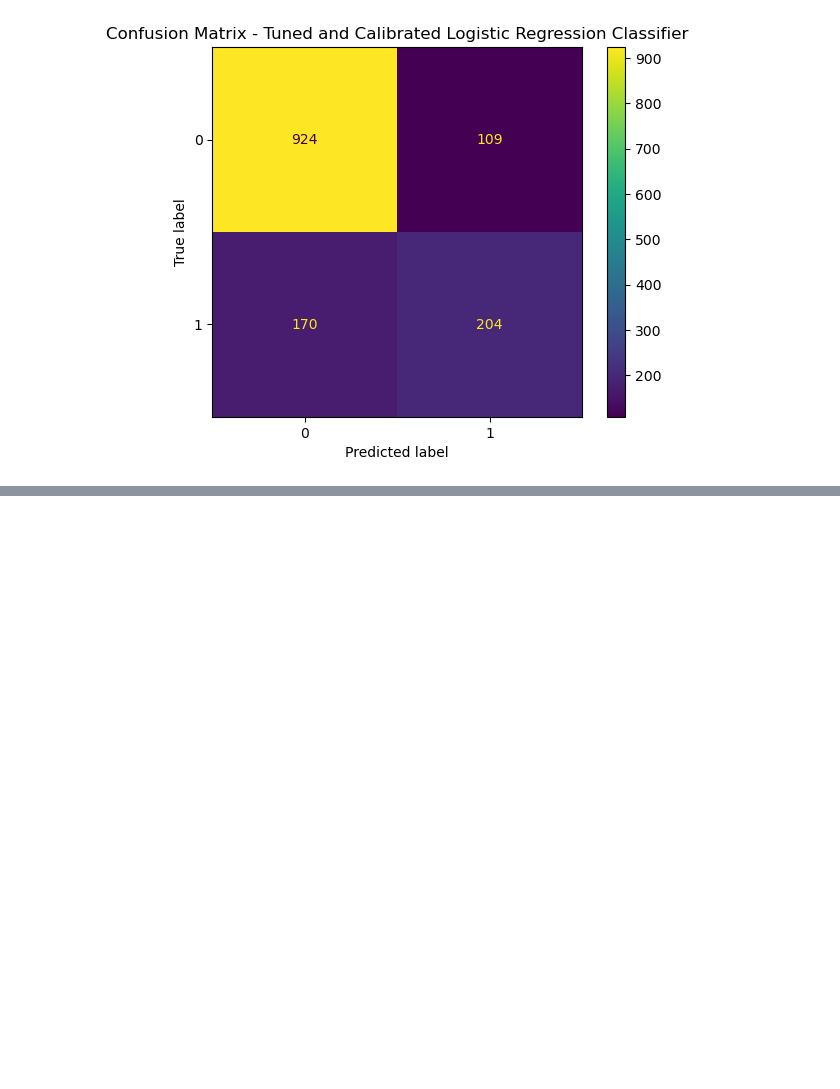
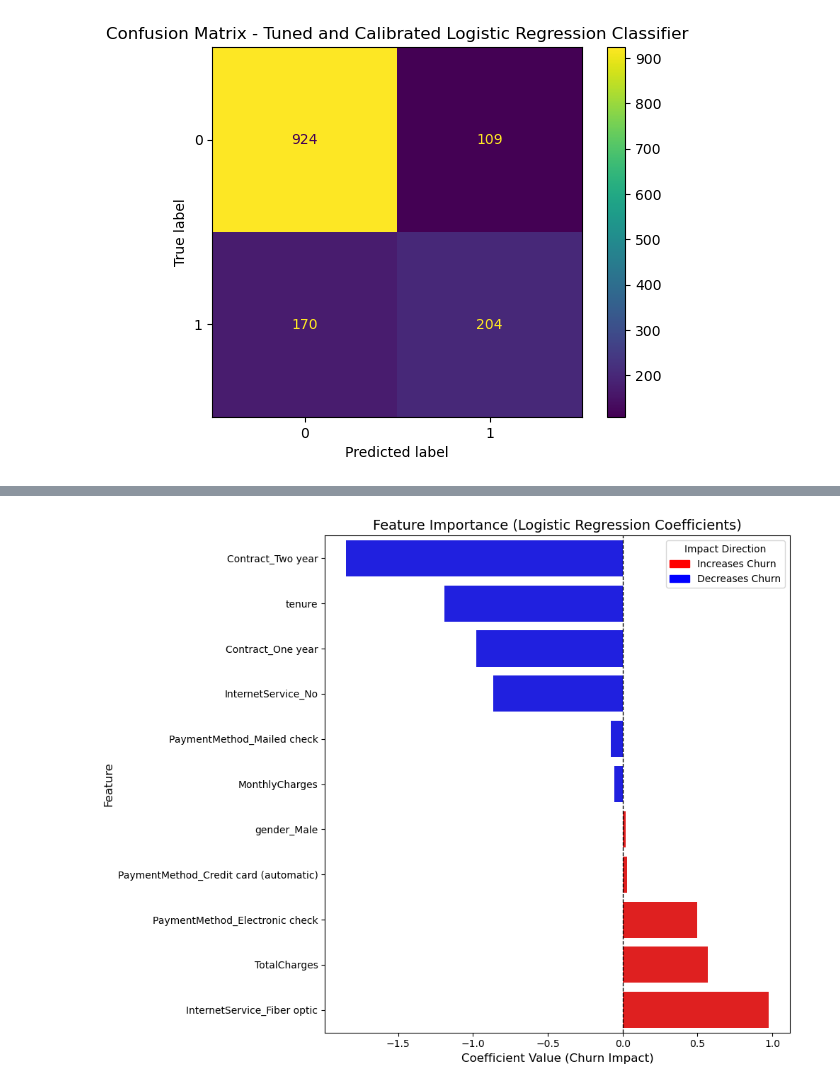
Before and after one commit to Daniel-Muruthi/telecom-churn-prediction, a Jupyter notebook: index.ipynb, the cells around one changed output, grey strips where cells are left out. Drawn from its saved outputs; the diff is of its cells as text; code cells hidden in the pictures; blank space fills up the shorter version.

Commit message:
This will add the feature importance and conclusions

```diff
--- a/index.ipynb
+++ b/index.ipynb
@@ -629,7 +630,7 @@ plt.show();
 # Create Base Logistic Regression Pipeline
 
 base_pipe = ImbPipeline([
-    ("preprocessor", preprocessor),
+    ("preproc", preprocessor),
     ("smote", SMOTE(random_state=42)),
     ("clf", LogisticRegression(
         class_weight="balanced",
@@ -723,0 +793,26 @@ plt.show();
+# %%
+# Sort by importance
+feat_imp_sorted = feat_imp.sort_values()
+
+# Set color: blue for reducing churn, red for increasing
+colors = ['red' if val > 0 else 'blue' for val in feat_imp_sorted]
+
+# Plot
+plt.figure(figsize=(10, 8))
+sns.barplot(x=feat_imp_sorted, y=feat_imp_sorted.index, palette=colors)
+
+# Title and labels
+plt.title('Feature Importance (Logistic Regression Coefficients)', fontsize=14)
+plt.xlabel('Coefficient Value (Churn Impact)', fontsize=12)
+plt.ylabel('Feature', fontsize=12)
+plt.axvline(0, color='black', linestyle='--', linewidth=1)
+
+# Add legend
+red_patch = mpatches.Patch(color='red', label='Increases Churn')
+blue_patch = mpatches.Patch(color='blue', label='Decreases Churn')
+plt.legend(handles=[red_patch, blue_patch], title='Impact Direction', loc='upper right')
+
+plt.tight_layout()
+plt.show();
+# %% [output]
+[figure, added]
```
Also changed, not shown: parts of 8 cells of this notebook.
